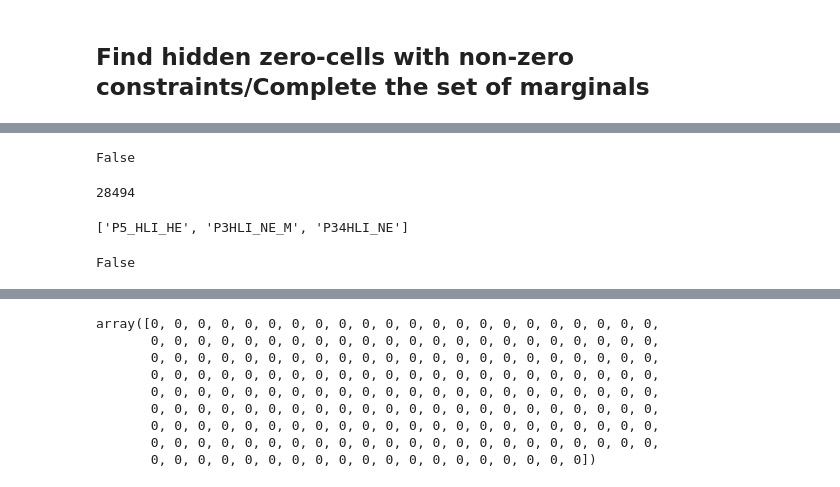
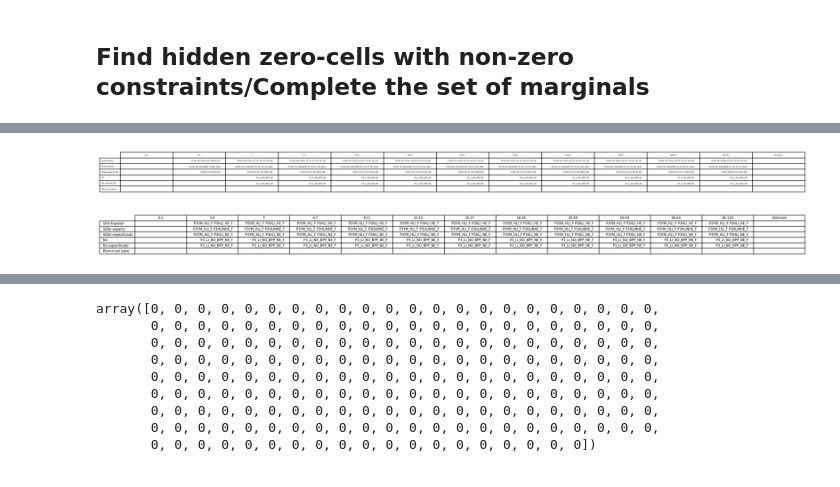
Before and after one commit to CentroFuturoCiudades/population-synthesis, a Jupyter notebook: notebooks/Censo_ageb_manz.ipynb, the cells around one changed output, grey strips where cells are left out. Drawn from its saved outputs; the diff is of its cells as text; code cells hidden in the pictures.

```diff
--- a/notebooks/Censo_ageb_manz.ipynb
+++ b/notebooks/Censo_ageb_manz.ipynb
@@ -62,3 +150,43 @@ Pesquería
+# %%
+def draw_table_2way(tabkey, table, constraints, df):
+    colname = tabkey[0]
+    rowname = tabkey[1]
+    columns = {c: i for i, c in enumerate(df[colname].cat.categories)}
+    rows = {c: i for i, c in enumerate(df[rowname].cat.categories)}
+    data = [['']*len(columns) for _ in range(len(rows))]
+
+    for const in table:
+        for v1, v2 in product(constraints[const][rowname], constraints[const][colname]):
+            # create product of constarint values
+            data[rows[v1]][columns[v2]] += ' ' + const
+
+    collabels = list(columns.keys())
+    rowlabels = list(rows.keys())
+
+    fig, ax = plt.subplots(figsize=(2*len(columns), 2*len(rows)/10))
+    ax.set_axis_off()
+    ptable = plt.table(cellText=data, colLabels=collabels, rowLabels=rowlabels, loc='center')
+
+    #return fig
+
+tname = ('EDAD', 'HLENGUA')
+draw_table_2way(tname, tables[tname], constraints_ind, personas_cat['Abasolo'])
+# %% [output]
+[figure, added]
+# %%
+def draw_table_3way(tabkey, table, constraints, df):
+    # Split 3way table into two 2way tables by SEXO
+    table_F = [v for v in table if v.endswith('F')]
+    table_M = [v for v in table if v.endswith('M')]
+    tabkey = [v for v in tabkey if v != 'SEXO']
+    assert len(tabkey) == 2
+
+    draw_table_2way(tabkey, table_F, constraints, df)
+
+tname = ('EDAD', 'HLENGUA', 'SEXO')
+draw_table_3way(tname, tables[tname], constraints_ind, personas_cat['Abasolo'])
+# %% [output]
+[figure, added]
 # %%
 def find_conflicts(W, C):
     WC = W.copy()
@@ -91,30 +219,3 @@ def find_conflicts(W, C):
 
 
     return dep_list
-# %%
-mun = 'Pesquería'
-X = XWC_dict[mun]['X']#['FACTOR'].copy().values
-W = XWC_dict[mun]['W']#.copy().values
-C = XWC_dict[mun]['C']#.copy().values
-
-check_solvable(W, C)
-# %% [output]
-False
-# %%
-len(X)
-# %% [output]
-28494
-# %%
-cols = find_conflicts(W, C)
-cols
-# %% [output]
-['P5_HLI_HE', 'P3HLI_NE_M', 'P34HLI_NE']
-# %%
-cols = [
-    #'P5_HLI_HE',
-    'P3HLI_NE_M',
-    'P34HLI_NE'
-]
-check_solvable(W.loc[cols], C.loc[cols])
-# %% [output]
-False
```
Also changed, not shown: parts of 45 cells of this notebook, 3 other files.
